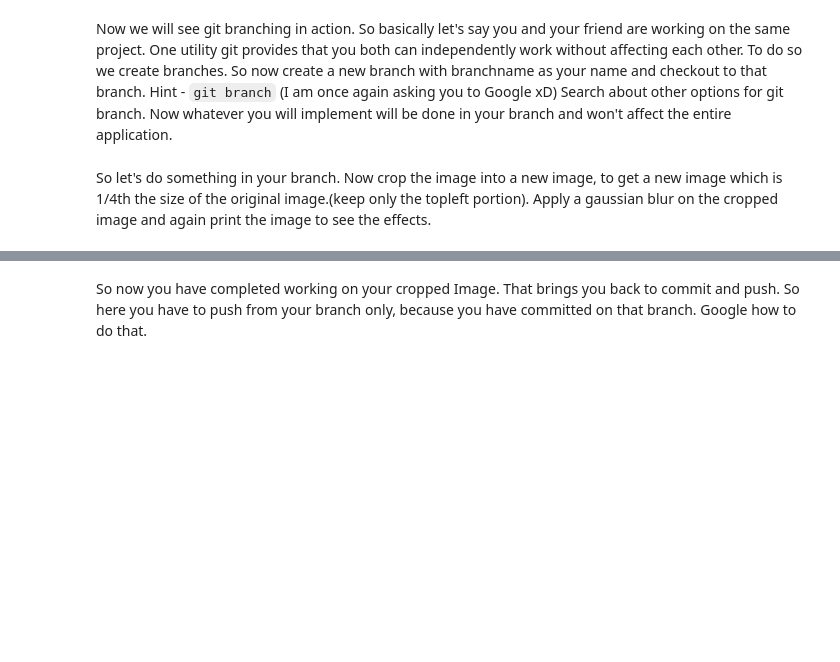
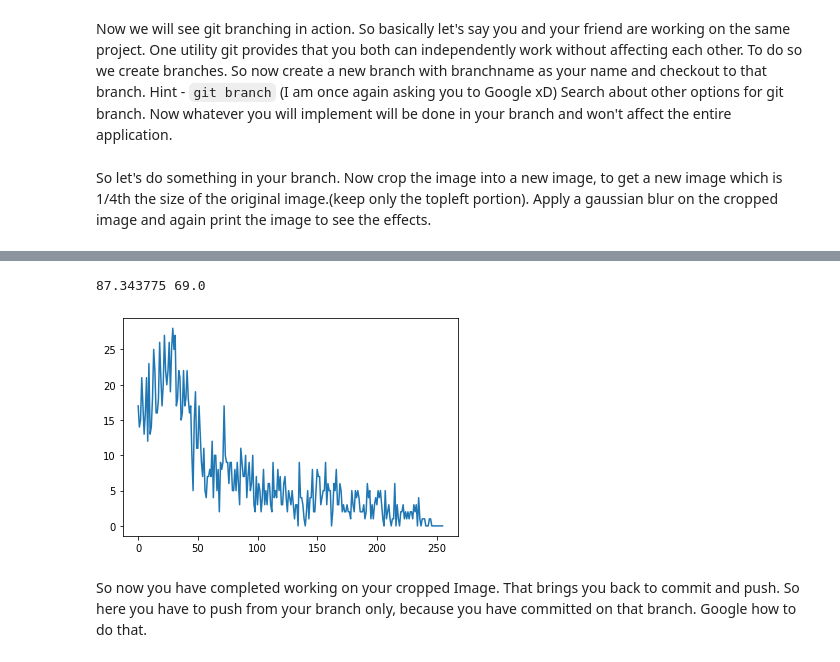
Before and after one commit to aka2910/hello-git, a Jupyter notebook: Assignment1-_Github_and_Python.ipynb, the cells around one changed output, grey strips where cells are left out. Cells and saved outputs as stored; diff of their text form; code cells hidden in the pictures; blank space fills up the shorter version.

```diff
--- a/Assignment1-_Github_and_Python.ipynb
+++ b/Assignment1-_Github_and_Python.ipynb
@@ -80,5 +97,16 @@ Now calculate the mean and median pixel values of the cropped image. Numpy will
 # %%
-#your code here
+mean_pixel=np.mean(crop_img)
+median_pixel=np.median(crop_img)
+print(mean_pixel,median_pixel)
+plt.subplot(1,2,1)
+hist= cv2.calcHist(crop_img,[1],None,[256],[0,256])
+plt.
+#plt.hist(crop_img.ravel(),256,[0,256])
+plt.plot(hist)
+plt.show()
+# %% [output]
+87.343775 69.0
+[figure, added]
 # %% [markdown]
 So now you have completed working on your cropped Image. That brings you back to commit and push. So here you have to push from your branch only, because you have committed on that branch. Google how to do that.
 # %% [markdown]
```
Also changed, not shown: parts of 5 cells of this notebook.
